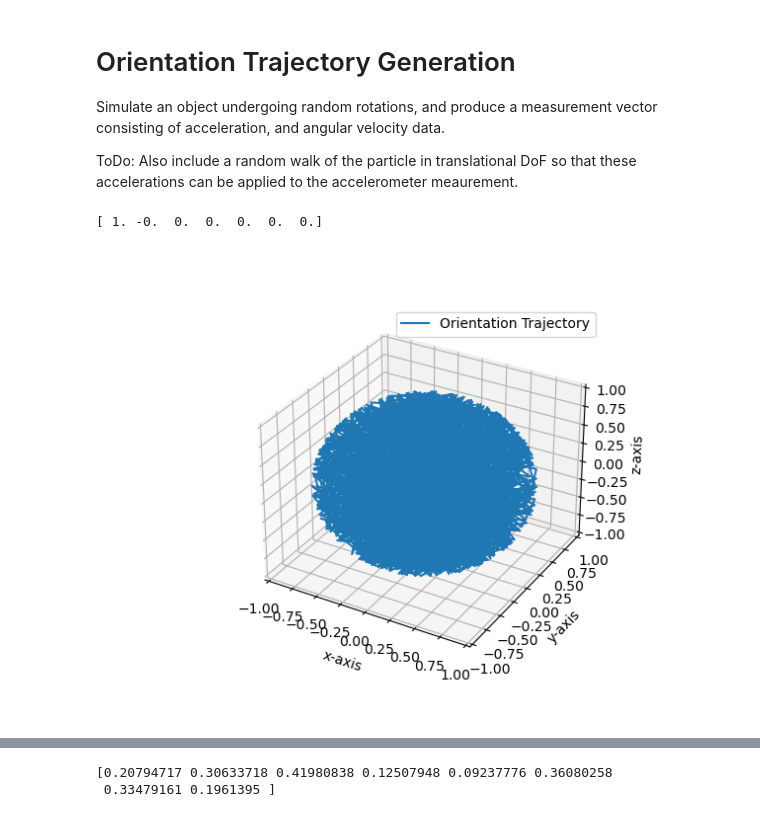
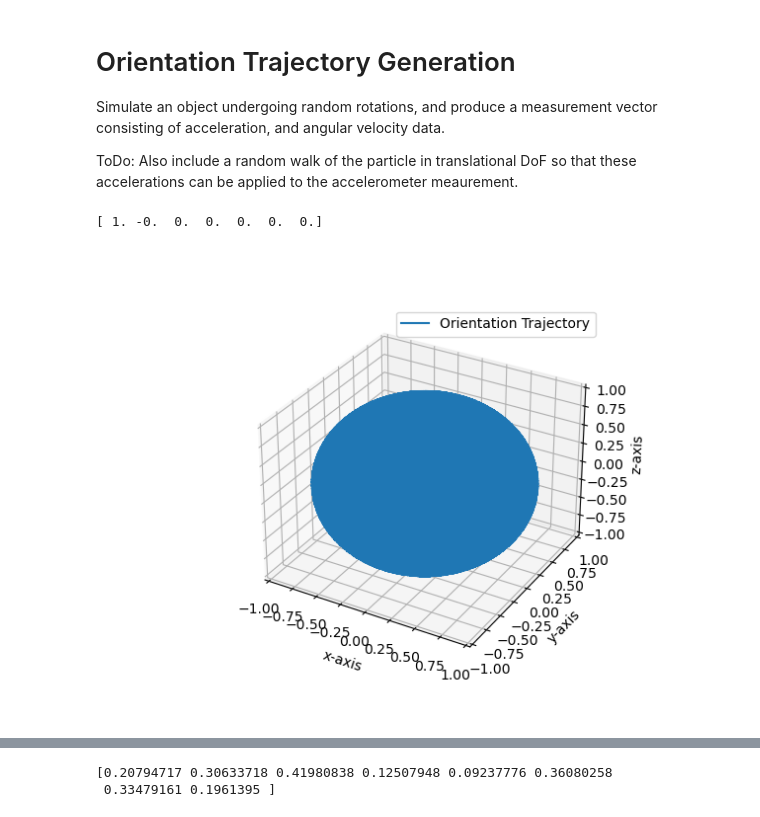
Before and after one commit to mrpossoms/bomberhat, a Jupyter notebook: firmware/notebooks/neural-sensor-fusion.ipynb, the cells around one changed output, grey strips where cells are left out. Cells and saved outputs as stored; diff of their text form; code cells hidden in the pictures.

```diff
--- a/firmware/notebooks/neural-sensor-fusion.ipynb
+++ b/firmware/notebooks/neural-sensor-fusion.ipynb
@@ -61,7 +61,7 @@ def Z_t(X_t):
     gyro = X_t[1]
     return np.concatenate((gyro, acc))
 
-steps = 1000
+steps = 50000
 positions = np.zeros((steps, 3), dtype=np.float32) # sequence of z-basis unit vectors rotated by orientation for plotting
 w_samples = np.zeros((steps, 3), dtype=np.float32) # sequence of angular rate measurements
 measurements = np.zeros((steps, Z_t(X_0()).shape[0]), dtype=np.float32) # sequence of static accelerometer readings
@@ -75,34 +75,34 @@ X_t = X_0()
 print(X_to_array(X_t))
 
 for i in range(steps):
 
     X_t = X_0_rand()
     positions[i] = Q.rotate_vectors(X_t[0], np.array([0, 0, 1]))
     measurements[i] = Z_t(X_t)
     ground_truth[i] = X_to_array(X_t)
 
     samples[i] = np.concatenate((ground_truth[i,:4], measurements[i]), dtype=np.dtype(float))
 
     # propagate the state
     X_t = X_t_1(X_t, 0.01, stddev=np.ones(3) * 10)
 
 #     labels[i] = ground_truth[i,:4]
     labels[i] = X_to_array(X_t)[:4]
 
 ax = plt.figure().add_subplot(projection='3d')
 
 ax.plot(positions[:,0], positions[:,1], positions[:,2], label='Orientation Trajectory')
 ax.legend()
 plt.xlim([-1, 1])
 plt.ylim([-1, 1])
 ax.set_zlim([-1, 1])
 ax.set_xlabel('x-axis')
 ax.set_ylabel('y-axis')
 ax.set_zlabel('z-axis')
 plt.show()
 # %% [output]
 [ 1. -0.  0.  0.  0.  0.  0.]
-[figure, old version]
+[figure, new version]
 # %%
 ax = plt.figure().add_subplot(projection='3d')
 ax.plot(measurements[:,3], measurements[:,4], measurements[:,5], label='Accelerometer measurement trajectory')
```
Also changed, not shown: parts of 3 cells of this notebook, 1 other file.
